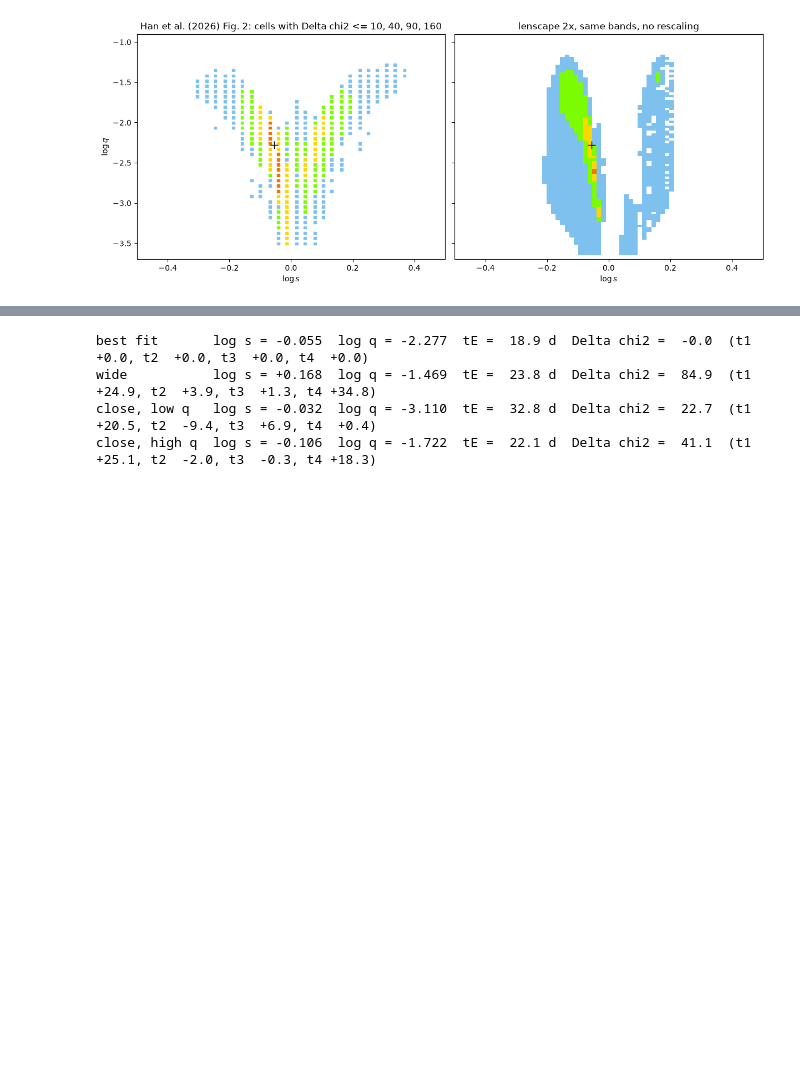
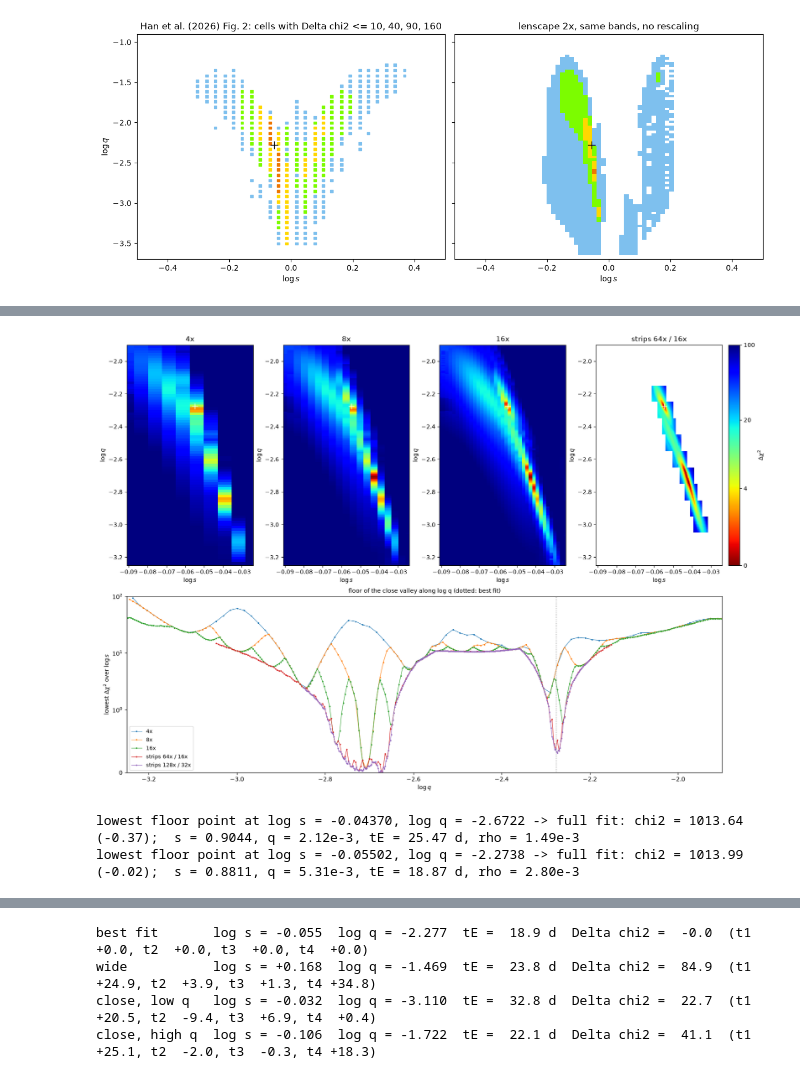
Before and after one commit to hippke/lenscape, a Jupyter notebook: notebooks/example_kb221551.ipynb, the cells around one changed output, grey strips where cells are left out. Cells and saved outputs as stored; diff of their text form; code cells hidden in the pictures; blank space fills up the shorter version.

```diff
--- a/notebooks/example_kb221551.ipynb
+++ b/notebooks/example_kb221551.ipynb
@@ -308,0 +365,44 @@ The map stores the five fitted parameters `(t0, u0, tE, alpha, log rho)` at each
+# %%
+fig = plt.figure(figsize=(16, 11), constrained_layout=True)
+gs = fig.add_gridspec(2, 4, height_ratios=[1.25, 1])
+for k, (name, m) in enumerate([("4x", map4), ("8x", zooms[8]), ("16x", zooms[16]), ("strips 64x / 16x", strips64)]):
+    ax = fig.add_subplot(gs[0, k])
+    figures.plot_map(m, ax=ax, vmax=100, chi2_ref=zref, colorbar=(k == 3))
+    ax.plot(best[3], best[4], "w+", ms=10)
+    ax.set_xlim(*ZBOX_S); ax.set_ylim(*ZBOX_Q); ax.set_title(name)
+ax = fig.add_subplot(gs[1, :])
+for name, m in [("4x", map4)] + ZOOMS:
+    si = (m["logs"] > ZBOX_S[0]) & (m["logs"] < ZBOX_S[1]); qi = (m["logq"] > ZBOX_Q[0]) & (m["logq"] < ZBOX_Q[1])
+    sub = m["chi2"][np.ix_(si, qi)]; ok = np.isfinite(sub).any(axis=0)
+    ax.plot(m["logq"][qi][ok], np.nanmin(sub[:, ok], axis=0) - zref, ".-", ms=3, lw=0.8, label=name)
+ax.axvline(best[4], color="grey", ls=":", lw=1)
+ax.set_yscale("symlog", linthresh=1); ax.set_ylim(0, 100); ax.set_xlim(*ZBOX_Q)
+ax.set_xlabel(r"$\log q$"); ax.set_ylabel(r"lowest $\Delta\chi^2$ over $\log s$"); ax.legend(fontsize=9)
+ax.set_title("floor of the close valley along log q (dotted: best fit)", fontsize=10);
+# %% [output]
+[figure, added]
+# %%
+# the lowest point of each basin of the valley floor in the finest strips (split at the saddle near log q = -2.45),
+# then a full fit (s and q free) from each
+fl = np.nanmin(strips128["chi2"], axis=0)
+ia = np.nanargmin(np.where(np.isfinite(strips128["chi2"]), strips128["chi2"], np.inf), axis=0)
+SADDLE = -2.45
+mins = [np.where(side)[0][np.argmin(fl[side])] for side in (strips128["logq"] < SADDLE, strips128["logq"] >= SADDLE)]
+fits_path = "data/kb221551_zoom_fits.json"
+if RECOMPUTE or not os.path.exists(fits_path):
+    fits = []
+    for j in mins:
+        c, p = lenscape.fit_full(data, lenscape.fit.full_p(strips128["pars"][ia[j], j], strips128["logs"][ia[j]],
+                                                             strips128["logq"][j]))
+        fits.append(dict(start=[float(strips128["logs"][ia[j]]), float(strips128["logq"][j])], chi2=float(c),
+                         p=[float(x) for x in p]))
+    json.dump(fits, open(fits_path, "w"), indent=1)
+fits = json.load(open(fits_path))
+for f in fits:
+    p = f["p"]
+    print(f"lowest floor point at log s = {f['start'][0]:+.5f}, log q = {f['start'][1]:.4f} -> full fit: chi2 = {f['chi2']:.2f} "
+          f"({f['chi2'] - chi2_best:+.2f});  s = {10 ** p[3]:.4f}, q = {10 ** p[4] * 1e3:.2f}e-3, tE = {p[2]:.2f} d, "
+          f"rho = {10 ** p[6] * 1e3:.2f}e-3")
+# %% [output]
+lowest floor point at log s = -0.04370, log q = -2.6722 -> full fit: chi2 = 1013.64 (-0.37);  s = 0.9044, q = 2.12e-3, tE = 25.47 d, rho = 1.49e-3
+lowest floor point at log s = -0.05502, log q = -2.2738 -> full fit: chi2 = 1013.99 (-0.02);  s = 0.8811, q = 5.31e-3, tE = 18.87 d, rho = 2.80e-3
```
Also changed, not shown: parts of 10 cells of this notebook, 6 other files.
